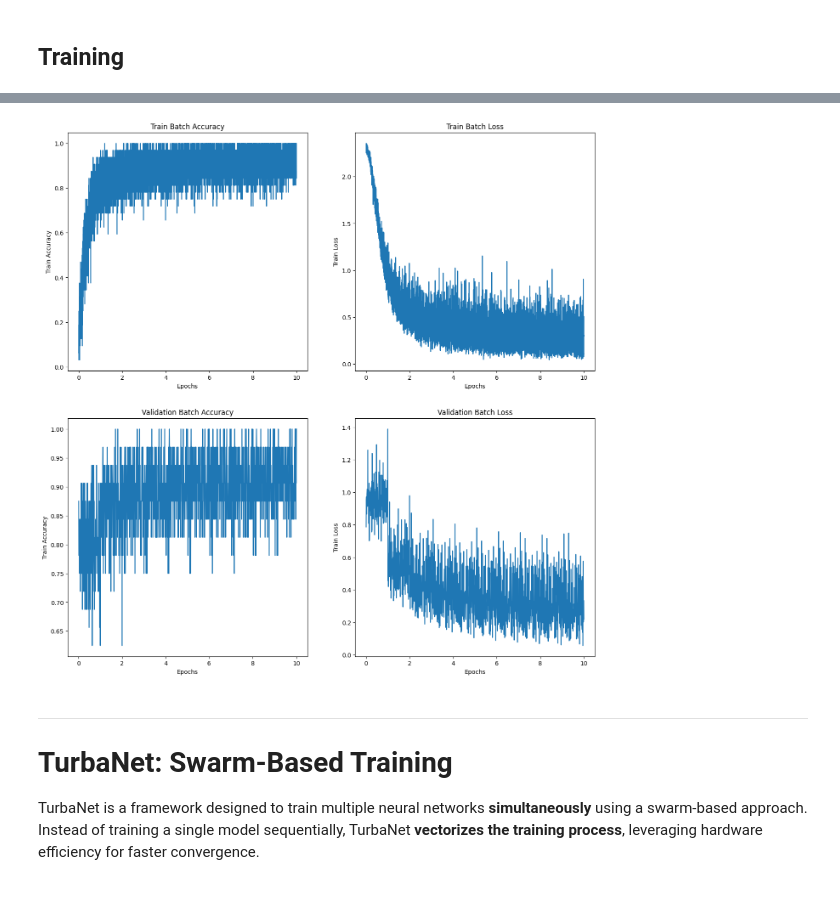
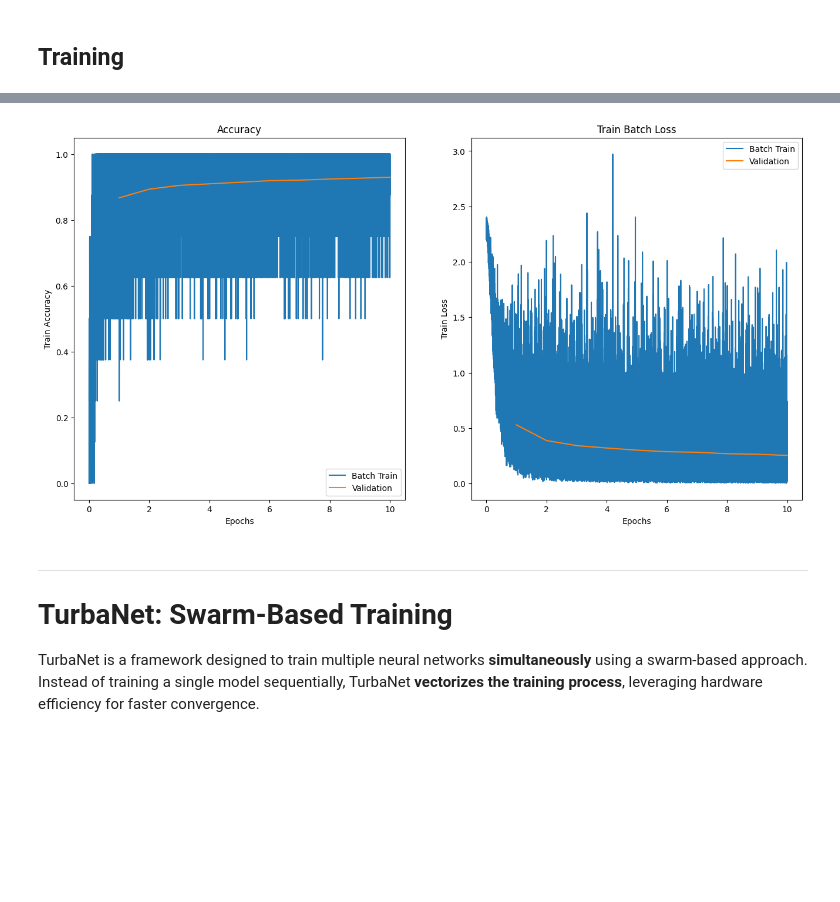
Before and after one commit to EthanSchmitt7/turbanet-capstone, a Jupyter notebook: comparisons/mnist/mnist.ipynb, the cells around one changed output, grey strips where cells are left out. Cells and saved outputs as stored; diff of their text form; code cells hidden in the pictures; blank space fills up the shorter version.

Commit message:
Upgrade the visualizations in MNST script

```diff
--- a/comparisons/mnist/mnist.ipynb
+++ b/comparisons/mnist/mnist.ipynb
@@ -74,10 +76,11 @@ Feel free to tweak this values and examine the impact on training speed and effe
 ## Training Parameters
 # %%
 EPOCHS = 10
-SWARM_SIZE = 5
-BATCH_SIZE = 32
+SWARM_SIZE = 50
+BATCH_SIZE = 8
+BOOTSTRAP_SIZE = None
 LR = 5e-5
-CPU = True
+CPU = False
 # %% [markdown]
 ## Model Parameters
 # %%
@@ -361,10 +364,7 @@ def pytorch_validation(dataloader, model, loss_fn):
 start = time.time()
 train_batch_loss = []
 train_batch_accuracy = []
-valid_batch_accuracy = []
-valid_batch_loss = []
 train_epoch_no = []
-valid_epoch_no = []
 
 for t in range(EPOCHS):
     print(f"Epoch {t + 1}\n-------------------------------")
@@ -380,10 +380,12 @@ for t in range(EPOCHS):
         train_batch_accuracy.append(_train_batch_accuracy[i])
         train_epoch_no.append(t + float((i + 1) / len(_train_batch_loss)))
 
-    for i in range(len(_valid_batch_loss)):
-        valid_batch_loss.append(_valid_batch_loss[i])
-        valid_batch_accuracy.append(_valid_batch_accuracy[i])
-        valid_epoch_no.append(t + float((i + 1) / len(_valid_batch_loss)))
+    if t == 0:
+        valid_batch_loss = _valid_batch_loss
+        valid_batch_accuracy = _valid_batch_accuracy
+    else:
+        valid_batch_loss = np.vstack((valid_batch_loss, _valid_batch_loss))
+        valid_batch_accuracy = np.vstack((valid_batch_accuracy, _valid_batch_accuracy))
 
 torch_time = time.time() - start
 print(f"torch time: {torch_time}")
@@ -408,35 +410,27 @@ torch time: 8.289605140686035
 # %%
-figure = plt.figure(figsize=(16, 16))
+figure = plt.figure(figsize=(16, 8))
 
 
-figure.add_subplot(2, 2, 1)
+figure.add_subplot(1, 2, 1)
 plt.plot(train_epoch_no, train_batch_accuracy)
-plt.title("Train Batch Accuracy")
+plt.plot(np.arange(1, EPOCHS + 1), valid_batch_accuracy.mean(axis=1))
+plt.legend(["Batch Train", "Validation"])
+plt.title("Accuracy")
 plt.xlabel("Epochs")
 plt.ylabel("Train Accuracy")
 
-figure.add_subplot(2, 2, 2)
+figure.add_subplot(1, 2, 2)
 plt.plot(train_epoch_no, train_batch_loss)
+plt.plot(np.arange(1, EPOCHS + 1), valid_batch_loss.mean(axis=1))
+plt.legend(["Batch Train", "Validation"])
 plt.title("Train Batch Loss")
-plt.xlabel("Epochs")
-plt.ylabel("Train Loss")
-
-figure.add_subplot(2, 2, 3)
-plt.plot(valid_epoch_no, valid_batch_accuracy)
-plt.title("Validation Batch Accuracy")
-plt.xlabel("Epochs")
-plt.ylabel("Train Accuracy")
-
-figure.add_subplot(2, 2, 4)
-plt.plot(valid_epoch_no, valid_batch_loss)
-plt.title("Validation Batch Loss")
 plt.xlabel("Epochs")
 plt.ylabel("Train Loss")
 
 
 plt.show()
 # %% [output]
-[figure, old version]
+[figure, new version]
 # %% [markdown]
 ---
 # TurbaNet: Swarm-Based Training
```
Also changed, not shown: parts of 19 cells of this notebook.
